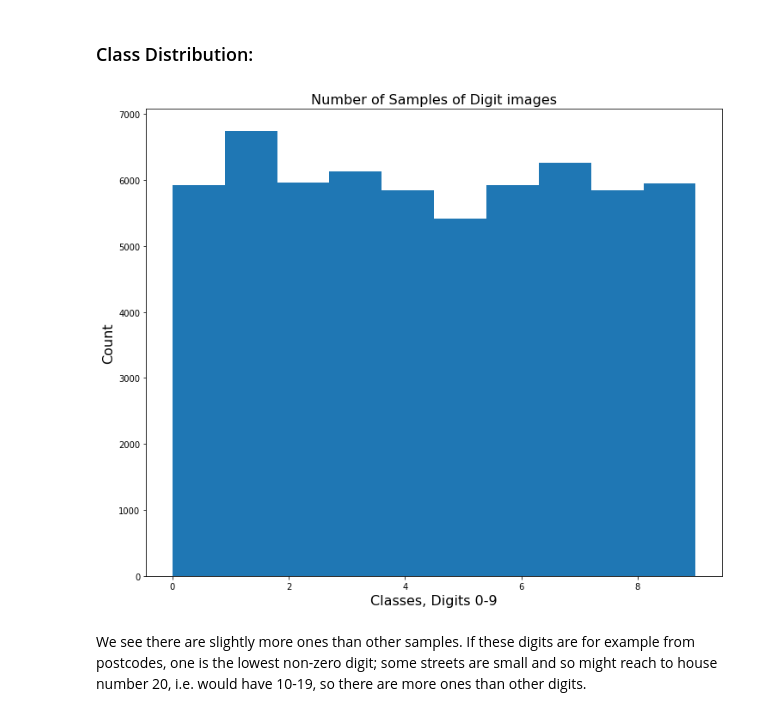
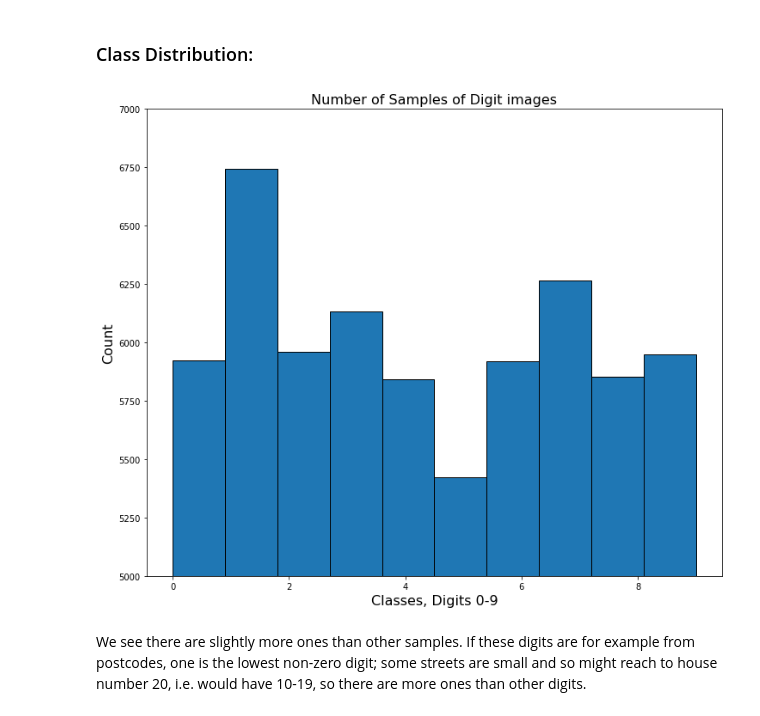
Before and after one commit to ET5003-Group1/ET5003, a Jupyter notebook: Etivity_1_Nigel_Portley_9022724.ipynb, the cells around one changed output. Cells and saved outputs as stored; diff of their text form; code cells hidden in the pictures.

```diff
--- a/Etivity_1_Nigel_Portley_9022724.ipynb
+++ b/Etivity_1_Nigel_Portley_9022724.ipynb
@@ -180,13 +180,14 @@ The classes are the different classification results, i.e. with the handwritten
 # %%
 fig, ax = plt.subplots(figsize=(12,10))
 ind = np.arange(n_classes)
-n, bins, patches = ax.hist(y_train, n_classes)
+n, bins, patches = ax.hist(y_train, n_classes, ec='black', align='mid')
 ax.set_xlabel('Classes, Digits 0-9', fontsize=16)
 ax.set_ylabel('Count', fontsize=16)
-ax.set_title(r'Number of Samples of Digit images', fontsize=16)
+ax.set_title('Number of Samples of Digit images', fontsize=16)
+plt.ylim ((5000,7000))
 plt.show()
 # %% [output]
-[figure, old version]
+[figure, new version]
 # %% [markdown]
 We see there are slightly more ones than other samples. If these digits are for example from postcodes, one is the lowest non-zero digit; some streets are small and so might reach to house number 20, i.e. would have 10-19, so there are more ones than other digits.
 # %% [markdown]
```
Also changed, not shown: parts of 23 cells of this notebook.
